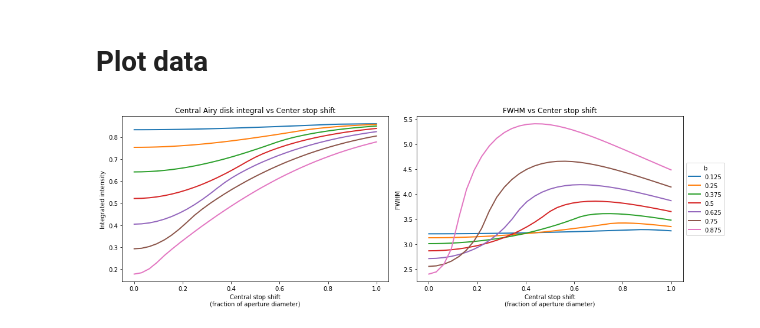
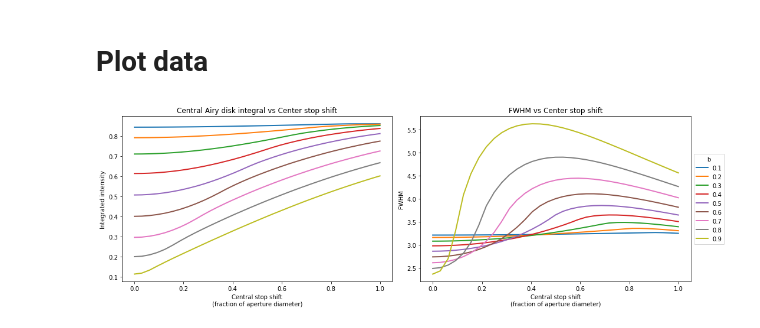
Before and after one commit to everettvacek/Offset_central_stop, a Jupyter notebook: Offset.ipynb, the cells around one changed output. Saved outputs shown, nothing was run; the diff lists cells and outputs as text; code cells hidden in the pictures.

Commit message:
nu_b_darkring

```diff
--- a/Offset.ipynb
+++ b/Offset.ipynb
@@ -20,19 +20,19 @@ def abs2(x):
 # Constants and parameters
 # %%
 # Constants
-nu = 1.22*np.pi    # location of first airy ring minimum
-n  = 16            # N_{Rayleigh} (i.e. number of nu's to plot)
-o = 1              # bessel function order
+nu_darkring = 1.22*np.pi  # location of first airy ring minimum
+n  = 16                   # N_{Rayleigh} (i.e. number of nu_darkring's to plot)
+o = 1                     # bessel function order
 
-n_r = 256          # N_{Airy} (i.e. number of pixels between peak and first min)
-N = n*n_r*2          # size of array and bessel function
-N_na = 1.22*(N/2)/n_r  # radius of aperture
-# b = .5             # fractional diameter of central stop
+n_r = 256                 # N_{Airy} (i.e. number of pixels between peak and first min)
+N = n*n_r*2               # size of array and bessel function
+N_na = 1.22*(N/2)/n_r     # radius of aperture
+# b = .5                  # fractional diameter of central stop
 
-airy_1 = np.linspace(-nu,nu,n_r*2)       # domain of first airy ring
-airy_n = np.linspace(-nu*n,nu*n,n_r*n*2) # domain of nth airy ring
+airy_1 = np.linspace(-nu_darkring,nu_darkring,n_r*2)       # domain of first airy ring
+airy_n = np.linspace(-nu_darkring*n,nu_darkring*n,n_r*n*2) # domain of nth airy ring
 
-downscale_factor = 32  # Degree of downscaling to smooth aperture edge
+downscale_factor = 32     # Degree of downscaling to smooth aperture edge
 
 # psf of circular aperture
 psf = lambda o,v: (2*jv(o,v)/v)**2
@@ -49,34 +49,33 @@ Aperature radius = 19.52
 # %% [markdown]
 # Run simulation
 # %%
-Num_b = 7
+b_list = [0.1, 0.2, 0.3, 0.4, 0.5, 0.6, 0.7, 0.8, 0.9]                     # list of values for b to loop through.
+
 Num_shifts = 33
-
-b_list = np.linspace(0,1,Num_b+1, endpoint = False)[1::]                   # list of values for b to loop through
-shifts = np.linspace(0,1*N_na*downscale_factor, Num_shifts).astype(int)       # list of distances to shift the central stop
+shifts = np.linspace(0,1*N_na*downscale_factor, Num_shifts).astype(int)    # list of distances to shift the central stop.
 shifts_percent = shifts/downscale_factor/N_na
-nu_mask = (np.sum((np.mgrid[0:N,0:N]-N/2)**2, axis = 0)**.5)<n_r/2   # mask for displaying the central peak
+nu_b_darkring = [3.786,3.664,3.502,3.322,3.144,2.974,2.814,2.666,2.53]     # list of locations of first dark ring for corresponding b.
 
 data_dic = {}
 for i, b in enumerate(b_list):
     FWHM = []
     central_peak_sum = []
-    central_peak_phase = []
+    # Mask to isolate the central ring by selecting only pixels inside n_b_darkring
+    central_peak_mask = (np.sum((np.mgrid[0:N,0:N]-N/2)**2, axis = 0)**.5)<(n_r*nu_b_darkring[i]/nu_darkring)
     for j, shift in enumerate(shifts):
-        print('b:',i+1,'/',len(b_list), ' '*4+'s:',j+1,'/',len(shifts), end = '     \r')
+        print('b:',i+1,'/',len(b_list), ' '*4+'s:',j+1,'/',Num_shifts, end = '     \r')
         # Generate aperture w/ central stop and diffraction pattern
         a_cs = u.create_aperture(aperture_radius = N_na, array_size = N,
                                  downscale_factor = downscale_factor, b = b, shift = shift)
         A_cs_comp = fftshift(fft2(a_cs, workers=-1), axes = (0,1))
         A_cs = abs2(A_cs_comp)
         A_cs_phase = np.angle(A_cs_comp)
-        central_peak_sum.append(np.sum(A_cs[nu_mask])/np.sum(A_cs))
-        central_peak_phase.append(np.mean(A_cs_phase[nu_mask]))
+        central_peak_sum.append(np.sum(A_cs[central_peak_mask])/np.sum(A_cs))
         spline = UnivariateSpline(airy_n, A_cs[A_cs.shape[0]//2,:]-A_cs[A_cs.shape[0]//2,:].max()/2, s = 0)
         r1, r2 = spline.roots()
         FWHM.append(r2-r1)
 
-    data_dic[b] = {'FWHM': FWHM, 'CPS': central_peak_sum, 'SP': shifts_percent, 'CPP': central_peak_phase}
+    data_dic[b] = {'FWHM': FWHM, 'CPS': central_peak_sum, 'SP': shifts_percent}
 print('DONE '*10)
 # %% [output]
 DONE DONE DONE DONE DONE DONE DONE DONE DONE DONE
@@ -85,21 +84,22 @@ DONE DONE DONE DONE DONE DONE DONE DONE DONE DONE
 # %%
 fig, axes = subplots(1,2, figsize = (15,5), facecolor = 'white')
 mpl.rcParams['lines.linewidth'] = 2
 for i, b in enumerate(b_list):
     FWHM = []
     central_peak_sum = []
     data = data_dic[b]
     axes[0].plot(data['SP'], data['CPS'], zorder = 0)
-    axes[1].plot(data['SP'], data['FWHM'], zorder = 0, label = b)
+    axes[1].plot(data['SP'], data['FWHM'], zorder = 0, label = np.round(b,2))
 
 axes[1].set_ylabel('FWHM')
 axes[1].set_xlabel('Central stop shift\n(fraction of aperture diameter)')
 axes[0].set_ylabel('Integrated intensity')
 axes[0].set_xlabel('Central stop shift\n(fraction of aperture diameter)')
 axes[1].legend(title = 'b', loc='center left', bbox_to_anchor=(1, 0.5))
 axes[0].set_title('Central Airy disk integral vs Center stop shift')
 axes[1].set_title('FWHM vs Center stop shift')
 tight_layout()
+savefig('./FWHM_Sum_vs_Shift.pdf')
 show()
 # %% [output]
-[figure, old version]
+[figure, new version]
```
